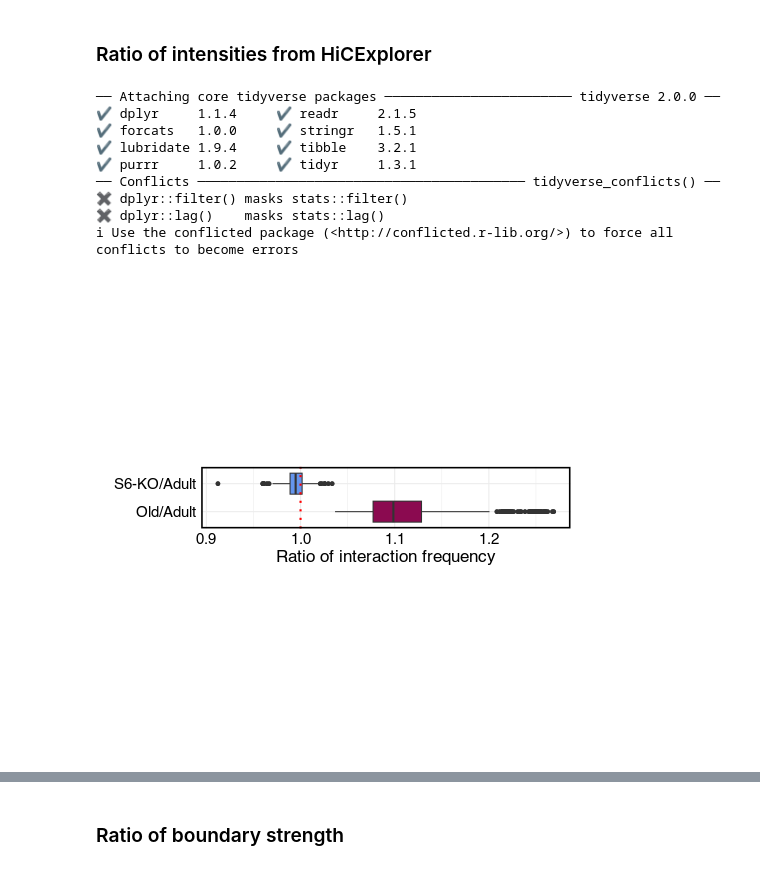
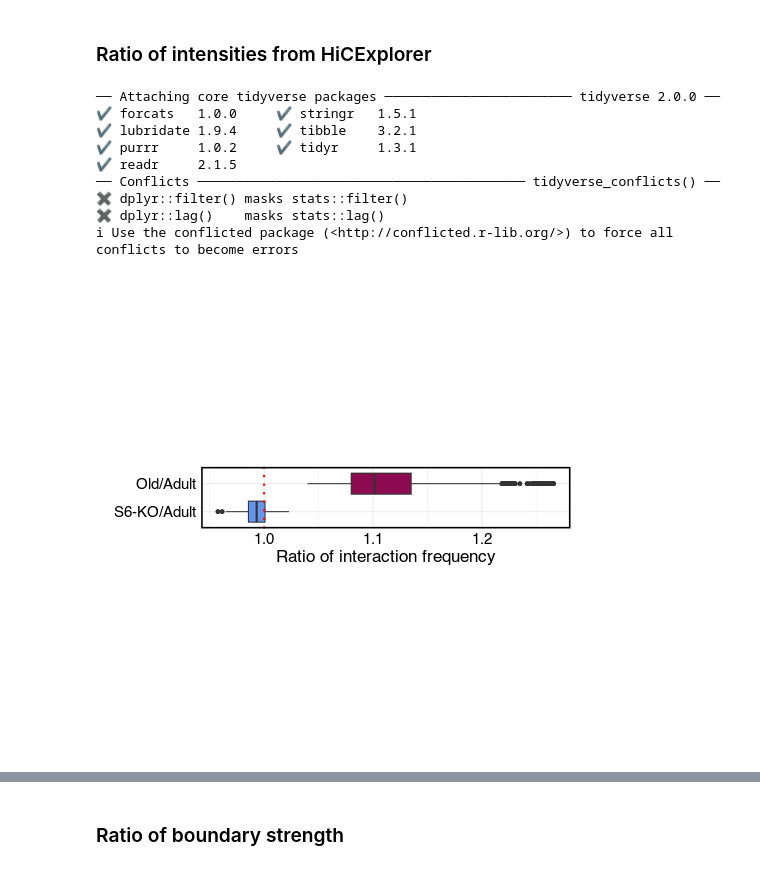
Before and after one commit to SIRT6/Sirt6_hic_paper, a Jupyter notebook: code_HiC/Figure3_TADs.ipynb, the cells around one changed output, grey strips where cells are left out. Cells and saved outputs as stored; diff of their text form; code cells hidden in the pictures.

```diff
--- a/code_HiC/Figure3_TADs.ipynb
+++ b/code_HiC/Figure3_TADs.ipynb
@@ -474,53 +539,55 @@ generated.
 # %%
 %%R
 library(tidyverse)
+library(reticulate)
 
 np <- import("numpy")
 
 npz_old <- np$load('/tank/projects/kashuk_sirt6_hic/avTAD/average_old_TADs_center.npz')
 npz_ko <- np$load('/tank/projects/kashuk_sirt6_hic/avTAD/average_KO_TADs_center.npz')
-npz_adl_old <- np$load('/tank/projects/kashuk_sirt6_hic/avTAD/average_WT_old_TADs_center.npz')
-npz_adl_ko <- np$load('/tank/projects/kashuk_sirt6_hic/avTAD/average_WT_KO_TADs_center.npz')
+npz_adl <- np$load('/tank/projects/kashuk_sirt6_hic/avTAD/average_WT_TADs_center.npz')
 
 
 data_old <- npz_old$f[["data"]]
 data_ko <- npz_ko$f[["data"]]
-data_adl_old <- npz_adl_old$f[["data"]]
-data_adl_ko <- npz_adl_ko$f[["data"]]
+data_adl <- npz_adl$f[["data"]]
 
-
-ko_adl <- data_ko/data_adl_ko
-old_adl <- data_old/data_adl_old
+ko_adl <- data_ko/data_adl
+old_adl <- data_old/data_adl
 
 df <- data.frame(value = c(ko_adl, old_adl))
 ko_adl_v <- rep(paste0('S6-KO/Adult'), times=length(ko_adl))
 old_adl_v <- rep(paste0('Old/Adult'), times=length(old_adl))
 
 df$type <- c(ko_adl_v, old_adl_v)
-df$type <- factor(df$type, levels=c('Old/Adult', 'S6-KO/Adult'))
+df$type <- factor(df$type, levels=c('S6-KO/Adult', 'Old/Adult'))
 
 
-ggplot(df, aes(x = value, y = type)) +
+m = ggplot(df, aes(x = value, y = type)) +
   geom_boxplot(aes(fill = type), show.legend = FALSE) +
   ylab('') +
   xlab('Ratio of interaction frequency') +
   #xlim(0.6, 1.5) +
   theme_minimal() +
   geom_vline(xintercept=1, linetype='dotted', col = 'red', size=1) +
   theme(axis.text.x=element_text(color = "black",size = 15),
         axis.title.x = element_text(size = 17, colour='black'),
         axis.text.y = element_text(size = 15, colour='black'),
         panel.border = element_rect(colour = "black", fill=NA, size=1.5),
         aspect.ratio = 1/6) +
-  scale_fill_manual(values=c('deeppink4', 'cornflowerblue'))
+  scale_fill_manual(values=c('cornflowerblue', 'deeppink4'))
+
+print(m)
+
+#ggsave("/tank/projects/kashuk_sirt6_hic/avTAD/ratio_old_adl_KO_adl.png", m, dpi = 1200)
 # %% [output]
 ── Attaching core tidyverse packages ──────────────────────── tidyverse 2.0.0 ──
-✔ dplyr     1.1.4     ✔ readr     2.1.5
 ✔ forcats   1.0.0     ✔ stringr   1.5.1
 ✔ lubridate 1.9.4     ✔ tibble    3.2.1
 ✔ purrr     1.0.2     ✔ tidyr     1.3.1
+✔ readr     2.1.5
 ── Conflicts ────────────────────────────────────────── tidyverse_conflicts() ──
 ✖ dplyr::filter() masks stats::filter()
 ✖ dplyr::lag()    masks stats::lag()
 ℹ Use the conflicted package (<http://conflicted.r-lib.org/>) to force all conflicts to become errors
-[figure, old version]
+[figure, new version]
```
Also changed, not shown: parts of 37 cells of this notebook.
